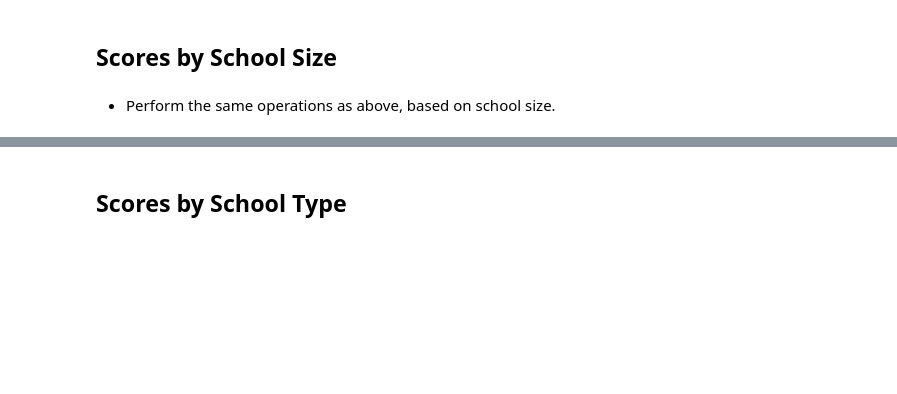
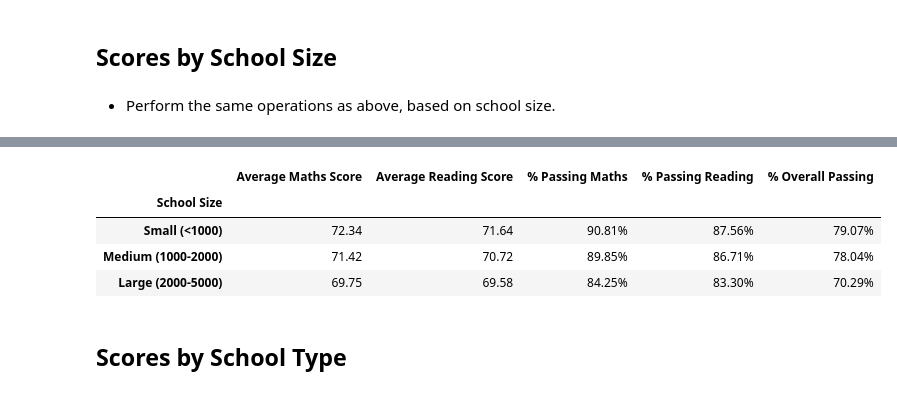
Before and after one commit to jords360/pandas-challenge, a Jupyter notebook: PyCitySchools/PyCitySchools_starter.ipynb, the cells around one changed output, grey strips where cells are left out. Drawn from its saved outputs; the diff is of its cells as text; code cells hidden in the pictures; blank space fills up the shorter version.

```diff
--- a/PyCitySchools/PyCitySchools_starter.ipynb
+++ b/PyCitySchools/PyCitySchools_starter.ipynb
@@ -337,3 +359,48 @@ reading_scores_by_year_pivot
+# %%
+# Remove comma separators from the "Total Students" column
+school_summary_df["Total Students"] = school_summary_df["Total Students"].str.replace(",", "")
+
+# Convert the "Total Students" column to integers
+school_summary_df["Total Students"] = school_summary_df["Total Students"].astype(int)
+
+# Create bins for school size
+size_bins = [0, 1000, 2000, 5000]
+labels = ["Small (<1000)", "Medium (1000-2000)", "Large (2000-5000)"]
+
+# Categorize school size based on the bins
+school_summary_df["School Size"] = pd.cut(school_summary_df["Total Students"], size_bins, labels=labels, include_lowest=True)
+
+# Calculate mean scores per school size
+size_math_scores = school_summary_df.groupby(["School Size"])["Average Maths Score"].mean()
+size_reading_scores = school_summary_df.groupby(["School Size"])["Average Reading Score"].mean()
+size_passing_math = school_summary_df.groupby(["School Size"])["% Passing Maths"].mean()
+size_passing_reading = school_summary_df.groupby(["School Size"])["% Passing Reading"].mean()
+overall_passing_size = school_summary_df.groupby(["School Size"])["% Overall Passing"].mean()
+
+# Create the Scores by School Size DataFrame (size_summary)
+size_summary = pd.DataFrame({
+    "Average Maths Score": size_math_scores,
+    "Average Reading Score": size_reading_scores,
+    "% Passing Maths": size_passing_math,
+    "% Passing Reading": size_passing_reading,
+    "% Overall Passing": overall_passing_size
+})
+
+# Format the DataFrame with percentage formatting (if needed)
+size_summary["Average Maths Score"] = size_summary["Average Maths Score"].map("{:.2f}".format)
+size_summary["Average Reading Score"] = size_summary["Average Reading Score"].map("{:.2f}".format)
+size_summary["% Passing Maths"] = size_summary["% Passing Maths"].map("{:.2f}%".format)
+size_summary["% Passing Reading"] = size_summary["% Passing Reading"].map("{:.2f}%".format)
+size_summary["% Overall Passing"] = size_summary["% Overall Passing"].map("{:.2f}%".format)
+
+# Display the Scores by School Size DataFrame (size_summary)
+size_summary
+# %% [output]
+|  | Average Maths Score | Average Reading Score | % Passing Maths | % Passing Reading | % Overall Passing |
+| School Size |  |  |  |  |  |
+| Small (<1000) | 72.34 | 71.64 | 90.81% | 87.56% | 79.07% |
+| Medium (1000-2000) | 71.42 | 70.72 | 89.85% | 86.71% | 78.04% |
+| Large (2000-5000) | 69.75 | 69.58 | 84.25% | 83.30% | 70.29% |
 # %% [markdown]
 ## Scores by School Type
 # %% [markdown]
```
Also changed, not shown: parts of 6 cells of this notebook, 1 other file.
